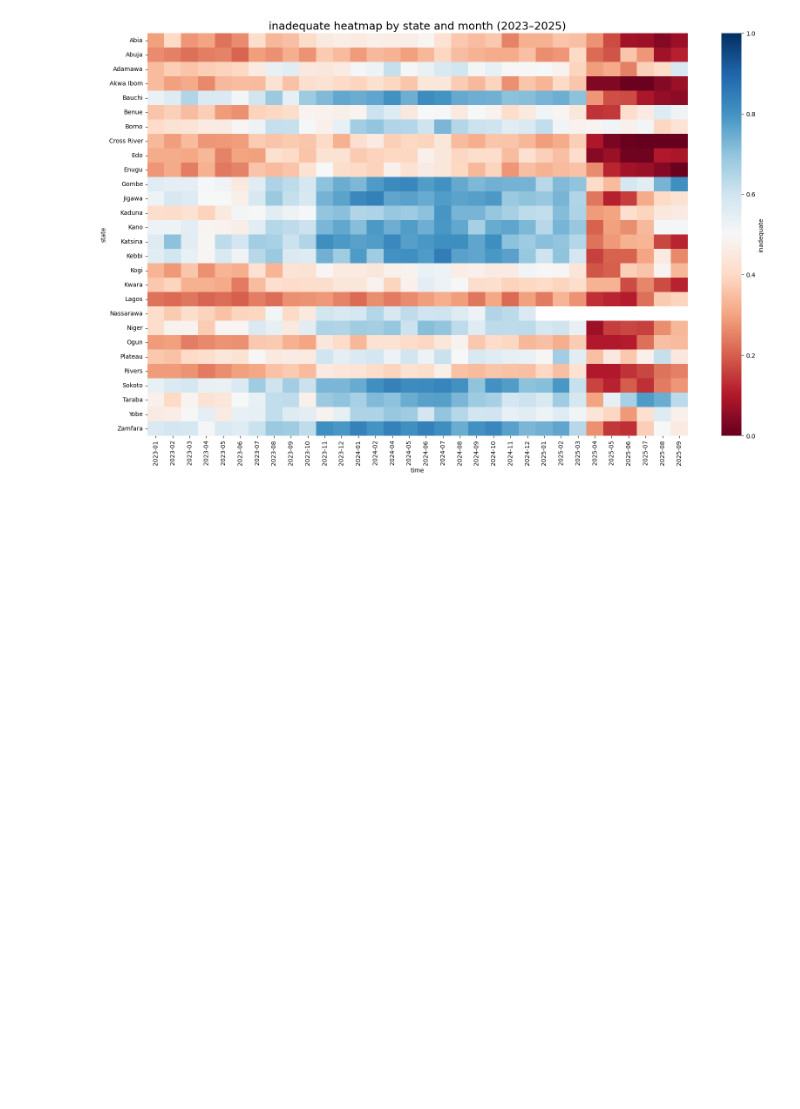
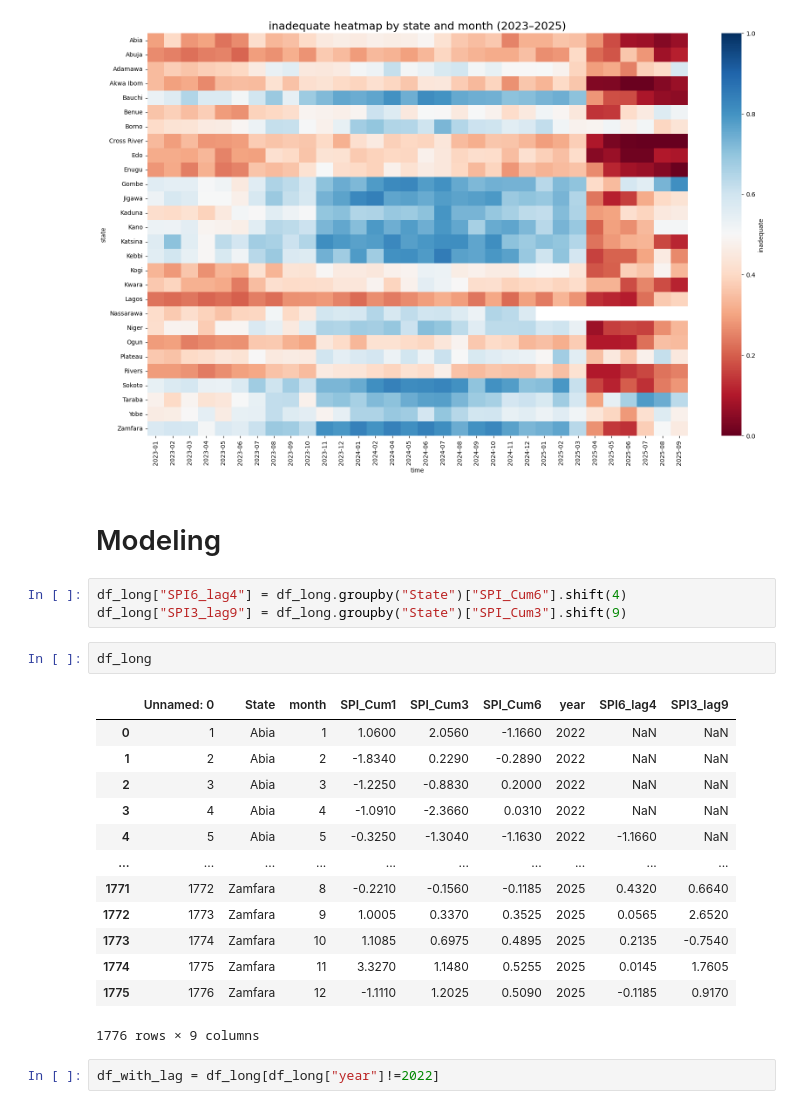
Before and after one commit to tnourlyn/Projet-de-Statapp---WFP-, a Jupyter notebook: SPI_treatement.ipynb, the cells around one changed output. Saved outputs shown, nothing was run; the diff lists cells and outputs as text; blank space fills up the shorter version.

```diff
--- a/SPI_treatement.ipynb
+++ b/SPI_treatement.ipynb
@@ -751,3 +757,26 @@ plt.ylabel("state")
 plt.show()
 # %% [output]
 [figure]
+# %% [markdown]
+# Modeling
+# %%
+df_long["SPI6_lag4"] = df_long.groupby("State")["SPI_Cum6"].shift(4)
+df_long["SPI3_lag9"] = df_long.groupby("State")["SPI_Cum3"].shift(9)
+# %%
+df_long
+# %% [output]
+|  | Unnamed: 0 | State | month | SPI_Cum1 | SPI_Cum3 | SPI_Cum6 | year | SPI6_lag4 | SPI3_lag9 |
+| 0 | 1 | Abia | 1 | 1.0600 | 2.0560 | -1.1660 | 2022 | NaN | NaN |
+| 1 | 2 | Abia | 2 | -1.8340 | 0.2290 | -0.2890 | 2022 | NaN | NaN |
+| 2 | 3 | Abia | 3 | -1.2250 | -0.8830 | 0.2000 | 2022 | NaN | NaN |
+| 3 | 4 | Abia | 4 | -1.0910 | -2.3660 | 0.0310 | 2022 | NaN | NaN |
+| 4 | 5 | Abia | 5 | -0.3250 | -1.3040 | -1.1630 | 2022 | -1.1660 | NaN |
+| ... | ... | ... | ... | ... | ... | ... | ... | ... | ... |
+| 1771 | 1772 | Zamfara | 8 | -0.2210 | -0.1560 | -0.1185 | 2025 | 0.4320 | 0.6640 |
+| 1772 | 1773 | Zamfara | 9 | 1.0005 | 0.3370 | 0.3525 | 2025 | 0.0565 | 2.6520 |
+| 1773 | 1774 | Zamfara | 10 | 1.1085 | 0.6975 | 0.4895 | 2025 | 0.2135 | -0.7540 |
+| 1774 | 1775 | Zamfara | 11 | 3.3270 | 1.1480 | 0.5255 | 2025 | 0.0145 | 1.7605 |
+| 1775 | 1776 | Zamfara | 12 | -1.1110 | 1.2025 | 0.5090 | 2025 | -0.1185 | 0.9170 |
+1776 rows × 9 columns
+# %%
+df_with_lag = df_long[df_long["year"]!=2022]
```
Also changed, not shown: parts of 19 cells of this notebook.
